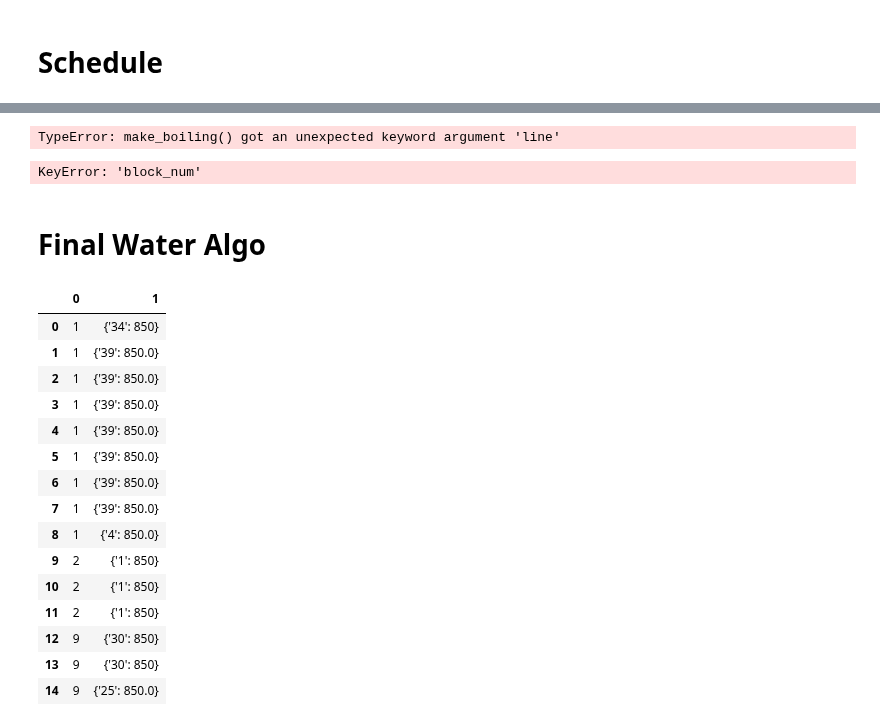
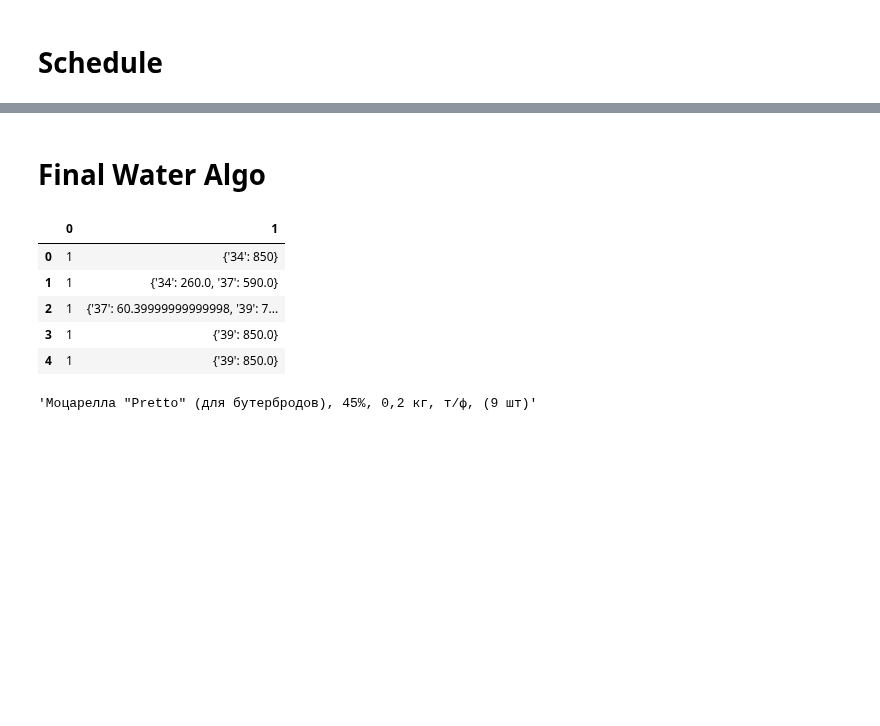
Before and after one commit to nkrokhmal/umalat, a Jupyter notebook: research/akadaner/2020.11.22 algo.ipynb, the cells around one changed output, grey strips where cells are left out. Drawn from its saved outputs; the diff is of its cells as text; code cells hidden in the pictures; blank space fills up the shorter version.

```diff
--- a/research/akadaner/2020.11.22 algo.ipynb
+++ b/research/akadaner/2020.11.22 algo.ipynb
@@ -79,6 +120,7 @@ def make_melting_and_packing(boiling_conf, boiling_request, boiling_type,
 
     with make('melting_and_packing'):
         # packing and melting time
+
         if boiling_type == 'water':
             melting_time = custom_round(850 / boiling_conf.meltings.speed * 60 * 1.3, 5, rounding='ceil')
             packing_time = 0
@@ -87,6 +129,8 @@ def make_melting_and_packing(boiling_conf, boiling_request, boiling_type,
             for sku, sku_kg in boiling_request.items():
                 packing_speed = min(sku.packing_speed, boiling_conf.meltings.speed)
                 packing_time += custom_round(sku_kg / packing_speed * 60, 5, rounding='ceil')
+
+            full_melting_time = boiling_conf.meltings.serving_time + melting_time
 
         elif boiling_type == 'salt':
             packing_time = 0
@@ -97,12 +141,16 @@ def make_melting_and_packing(boiling_conf, boiling_request, boiling_type,
 
             melting_time = packing_time
 
-        full_melting_time = boiling_conf.meltings.serving_time + melting_time
+            full_melting_time = boiling_conf.meltings.serving_time + melting_time + boiling_conf.meltings.salting_time
+
+        # todo: make proper order
+        form_factor_label = ' / '.join([str(sku.form_factor) for sku in boiling_request.keys()])
+        brand_label = ' / '.join([sku.brand_name for sku in boiling_request.keys()])
 
         with make('melting', y=10, time_size=full_melting_time, melting_line=melting_line):
             with make(y=0):
                 make('melting_label', time_size=4 * 5)
-                make('melting_name', time_size=full_melting_time - 4 * 5)
+                make('melting_name', time_size=full_melting_time - 4 * 5, form_factor_label=form_factor_label)
             with make(y=1):
                 make('serving', time_size=boiling_conf.meltings.serving_time)
                 make('melting_process', time_size=melting_time, speed=boiling_conf.meltings.speed)
@@ -124,9 +172,9 @@ def make_melting_and_packing(boiling_conf, boiling_request, boiling_type,
         with make('packing', t=prepare_time / 5, time_size=packing_time, push_func=add_push):
             with make(y=0):
                 make('packing_label', time_size=3 * 5)
-                make('packing_name', time_size=packing_time - 3 * 5, name='чильеджина 5кг/сердечки/фдл 0,125(безлактозная)/0,1')
+                make('packing_name', time_size=packing_time - 3 * 5, form_factor_label=form_factor_label)
             with make(y=1):
-                make('packing_brand', time_size=packing_time, name='безлактозная/претто')
+                make('packing_brand', time_size=packing_time, brand_label=brand_label)
 
                     # todo: add configurations
         #         with make(y=2):
@@ -157,12 +205,14 @@ print(draw_print(block))
                                   ======= packing_name (3,10]
                                ========== packing_brand (0,10]
 # %%
-def make_boiling(boiling_conf, boiling_request, boiling_type='water',
-                 name='чильеджина  3,6 альче  8500кг', block_num=12, pouring_line=None, melting_line=None):
+def make_boiling(boiling_conf, boiling_request, boiling_type='water', block_num=12, pouring_line=None, melting_line=None):
     maker = BlockMaker(default_push_func=dummy_push)
     make = maker.make
 
-    with make('boiling', block_num=block_num, boiling_type=boiling_type, name=name):
+    boiling_label = '{} {} {} 8000кг'.format(boiling_conf.percent, boiling_conf.ferment, 'с лактозой' if boiling_conf.is_lactose else 'безлактозная')
+
+
+    with make('boiling', block_num=block_num, boiling_type=boiling_type, boiling_label=boiling_label):
         # todo: make boiling size
 
         timings = []
@@ -335,7 +430,7 @@ def gen_boiling(boiling_type):
     BOILING_CONF, BOILING_REQUEST = get_sample_boiling_conf(boiling_type)
     return make_boiling(BOILING_CONF, BOILING_REQUEST, boiling_type)
 
-for i in range(0):
+for i in range(2):
     boilings.append(gen_boiling('water'))
 
 for i in range(2):
@@ -345,6 +440,6 @@ for b in boilings:
     iter_props = iter_water_props if b.props['boiling_type'] == 'water' else iter_salt_props
     dummy_push(root, b, iter_props=iter_props, validator=boiling_validator, beg='last_beg', max_tries=100)
 
-draw_schedule(root, STYLES, STYLINGS, 'output.xlsx', init_sheet)
+draw_schedule(root, STYLE, 'output.xlsx', init_sheet)
 root
 # %% [output]
@@ -382,19 +477,6 @@ root (21, 21]
           packing_name (3, 10]
         block (0, 0]
           packing_brand (0, 10]
-# %%
-root = Block('root', t=cast_t('01:45'))
-b1 = make_boiling(line='0', boiling_conf=BOILING_CONF, boiling_request=BOILING_REQUEST, block_num=12, boiling_type='salt')
-b2 = make_boiling(line='1', boiling_conf=BOILING_CONF, boiling_request=BOILING_REQUEST, block_num=13, boiling_type='salt')
-dummy_push(root, b1)
-dummy_push(root, b2, beg='last_beg', max_tries=200, validator=boiling_validator)
-root
-# %% [output]
-TypeError: make_boiling() got an unexpected keyword argument 'line'
-# %%
-draw_schedule(block, STYLES, STYLINGS, 'output.xlsx', init_sheet)
-# %% [output]
-KeyError: 'block_num'
 # %% [markdown]
 # Final Water Algo
 # %%
@@ -413,52 +495,47 @@ for boiling_id, boiling_grp in df.groupby(0):
     boiling_dic = boiling_grp[[1,2]].set_index(1).to_dict(orient='index')
     boiling_dic = {k: v[2] for k, v in boiling_dic.items()}  # {'34': 1110.0, '35': 0.0, ...}
     total_kg = sum(boiling_dic.values())
+
     # round to get full
     # todo: proper logic
-    total_kg = custom_round(total_kg, 850, rounding='ceil')
+    total_kg = custom_round(total_kg, 850, rounding='floor')
 
     n_boilings = int(total_kg / 850)
     for i in range(n_boilings):
         cur_kg = 850
         boiling_request = {}
         for k, v in list(boiling_dic.items()):
             boil_kg = min(cur_kg, boiling_dic[k])
 
             boiling_dic[k] -= boil_kg
+            cur_kg -= boil_kg
 
             if k not in boiling_request:
                 boiling_request[k] = 0
             boiling_request[k] += boil_kg
 
-            cur_kg -= boil_kg
+            if cur_kg == 0:
+                break
 
         if cur_kg != 0:
             # any non-zero
+            print('Non-zero')
             k = [k for k, v in boiling_request.items() if v != 0][0]
             boiling_request[k] += cur_kg
+
         boiling_request = {k: v for k, v in boiling_request.items() if v != 0}
-
-        # todo: del
-        if len(boiling_request.keys()) > 1:
-            continue
-
         values.append([boiling_id, boiling_request])
 df = pd.DataFrame(values)
-df
+df[0] = df[0].astype(str)
+df.head()
 # %% [output]
 |  | 0 | 1 |
 | 0 | 1 | {'34': 850} |
-| 1 | 1 | {'39': 850.0} |
-| 2 | 1 | {'39': 850.0} |
+| 1 | 1 | {'34': 260.0, '37': 590.0} |
+| 2 | 1 | {'37': 60.39999999999998, '39': 7... |
 | 3 | 1 | {'39': 850.0} |
 | 4 | 1 | {'39': 850.0} |
-| 5 | 1 | {'39': 850.0} |
-| 6 | 1 | {'39': 850.0} |
-| 7 | 1 | {'39': 850.0} |
-| 8 | 1 | {'4': 850.0} |
-| 9 | 2 | {'1': 850} |
-| 10 | 2 | {'1': 850} |
-| 11 | 2 | {'1': 850} |
-| 12 | 9 | {'30': 850} |
-| 13 | 9 | {'30': 850} |
-| 14 | 9 | {'25': 850.0} |
+# %%
+skus.iloc[0][0].name
+# %% [output]
+'Моцарелла "Pretto" (для бутербродов), 45%, 0,2 кг, т/ф, (9 шт)'
```
Also changed, not shown: parts of 13 cells of this notebook, 2 other files.
